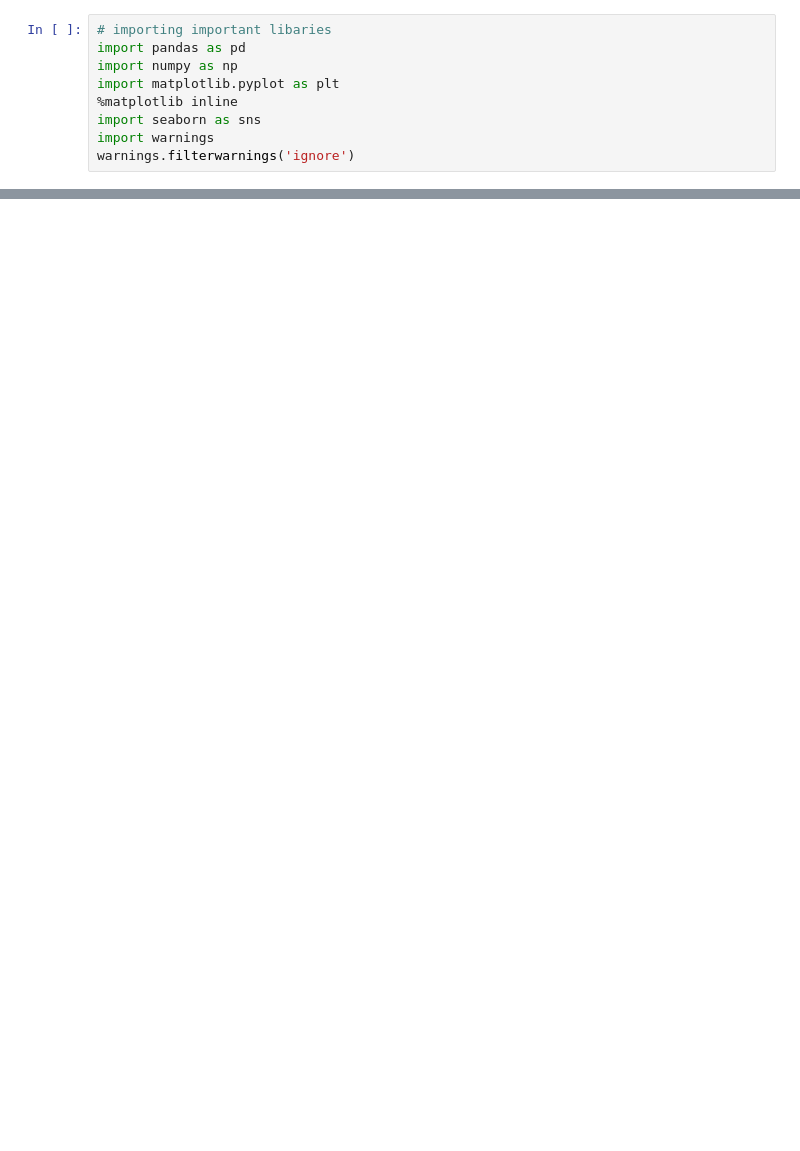
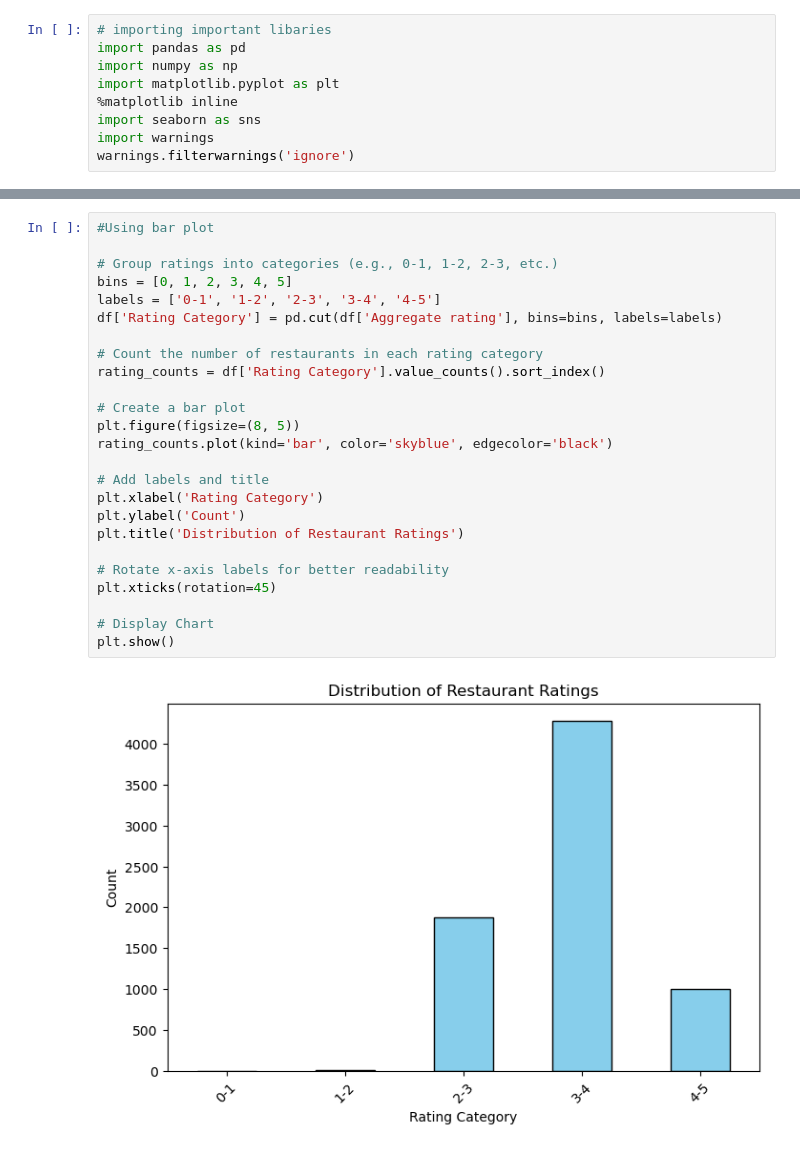
Before and after one commit to 07poojapal/Cognifyz_Technologies_DS_Project, a Jupyter notebook: Cognifyz_Level03.ipynb, the cells around one changed output, grey strips where cells are left out. Cells and saved outputs as stored; diff of their text form; blank space fills up the shorter version.

```diff
--- a/Cognifyz_Level03.ipynb
+++ b/Cognifyz_Level03.ipynb
@@ -13,0 +326,27 @@ df = pd.read_csb
+# %%
+#Using bar plot
+
+# Group ratings into categories (e.g., 0-1, 1-2, 2-3, etc.)
+bins = [0, 1, 2, 3, 4, 5]
+labels = ['0-1', '1-2', '2-3', '3-4', '4-5']
+df['Rating Category'] = pd.cut(df['Aggregate rating'], bins=bins, labels=labels)
+
+# Count the number of restaurants in each rating category
+rating_counts = df['Rating Category'].value_counts().sort_index()
+
+# Create a bar plot
+plt.figure(figsize=(8, 5))
+rating_counts.plot(kind='bar', color='skyblue', edgecolor='black')
+
+# Add labels and title
+plt.xlabel('Rating Category')
+plt.ylabel('Count')
+plt.title('Distribution of Restaurant Ratings')
+
+# Rotate x-axis labels for better readability
+plt.xticks(rotation=45)
+
+# Display Chart
+plt.show()
+# %% [output]
+[figure, added]
```
Also changed, not shown: parts of 51 cells of this notebook.
